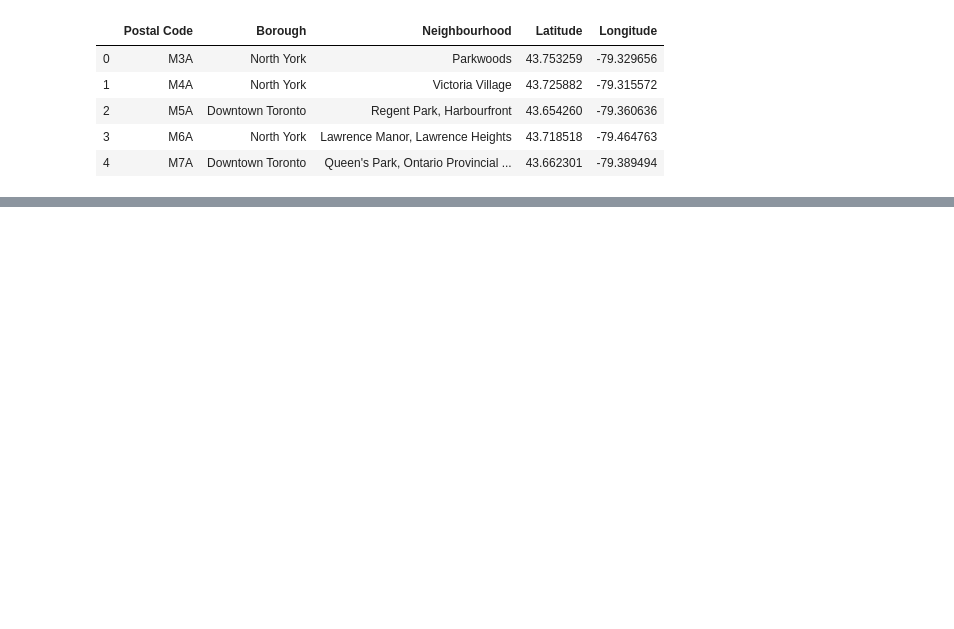
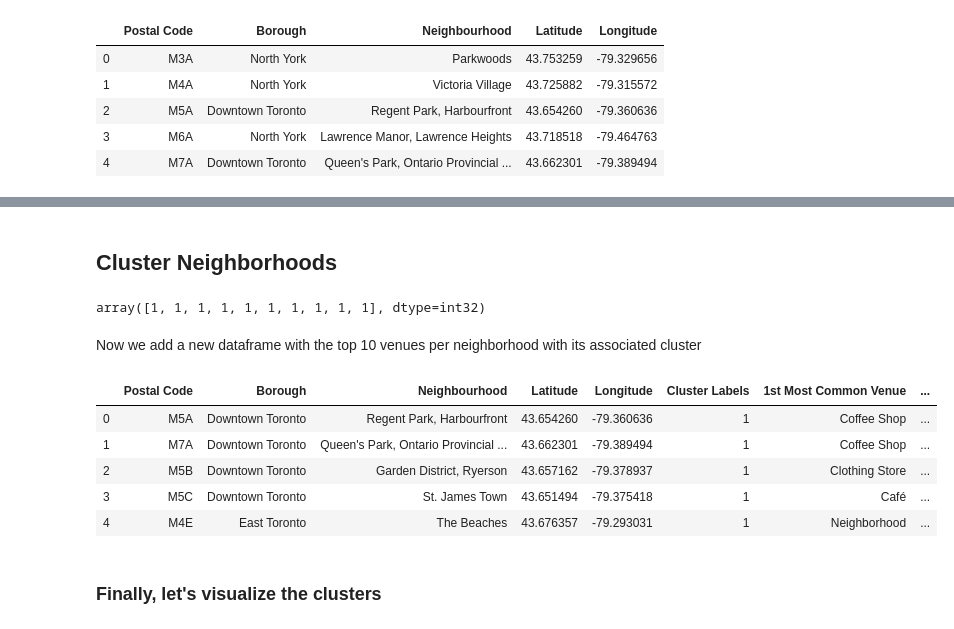
Before and after one commit to Vaughny30/Coursera_Capstone, a Jupyter notebook: Capstone_Project_Week3.ipynb, the cells around one changed output, grey strips where cells are left out. Drawn from its saved outputs; the diff is of its cells as text; code cells hidden in the pictures; blank space fills up the shorter version.

```diff
--- a/Capstone_Project_Week3.ipynb
+++ b/Capstone_Project_Week3.ipynb
@@ -80,0 +383,38 @@ toronto_data.head()
+# %% [markdown]
+## Cluster Neighborhoods
+# %%
+# set number of clusters
+k_clusters = 3
+
+#drop neighbourhood column to fit dataframe in kmeans algorithm
+toronto_group_clustering = toronto_group.drop('Neighbourhood', axis = 1)
+
+#fit model
+kmeans = KMeans(n_clusters = k_clusters, random_state = 0)
+kmeans.fit(toronto_group_clustering)
+
+kmeans.labels_[0:10]
+# %% [output]
+array([1, 1, 1, 1, 1, 1, 1, 1, 1, 1], dtype=int32)
+# %% [markdown]
+Now we add a new dataframe with the top 10 venues per neighborhood with its associated cluster
+# %%
+#insert clusters
+neighborhoods_venues_sorted.drop('Cluster Labels', 1, inplace = True)
+neighborhoods_venues_sorted.insert(0, 'Cluster Labels', kmeans.labels_)
+
+toronto_merged = toronto_area
+
+#merge the top neighborhood venues with the toronto data
+
+toronto_merged = toronto_merged.merge(neighborhoods_venues_sorted, on = 'Neighbourhood')
+toronto_merged.head()
+# %% [output]
+|  | Postal Code | Borough | Neighbourhood | Latitude | Longitude | Cluster Labels | 1st Most Common Venue | ... |
+| 0 | M5A | Downtown Toronto | Regent Park, Harbourfront | 43.654260 | -79.360636 | 1 | Coffee Shop | ... |
+| 1 | M7A | Downtown Toronto | Queen's Park, Ontario Provincial ... | 43.662301 | -79.389494 | 1 | Coffee Shop | ... |
+| 2 | M5B | Downtown Toronto | Garden District, Ryerson | 43.657162 | -79.378937 | 1 | Clothing Store | ... |
+| 3 | M5C | Downtown Toronto | St. James Town | 43.651494 | -79.375418 | 1 | Café | ... |
+| 4 | M4E | East Toronto | The Beaches | 43.676357 | -79.293031 | 1 | Neighborhood | ... |
+# %% [markdown]
+### Finally, let's visualize the clusters
```
Also changed, not shown: parts of 54 cells of this notebook.
